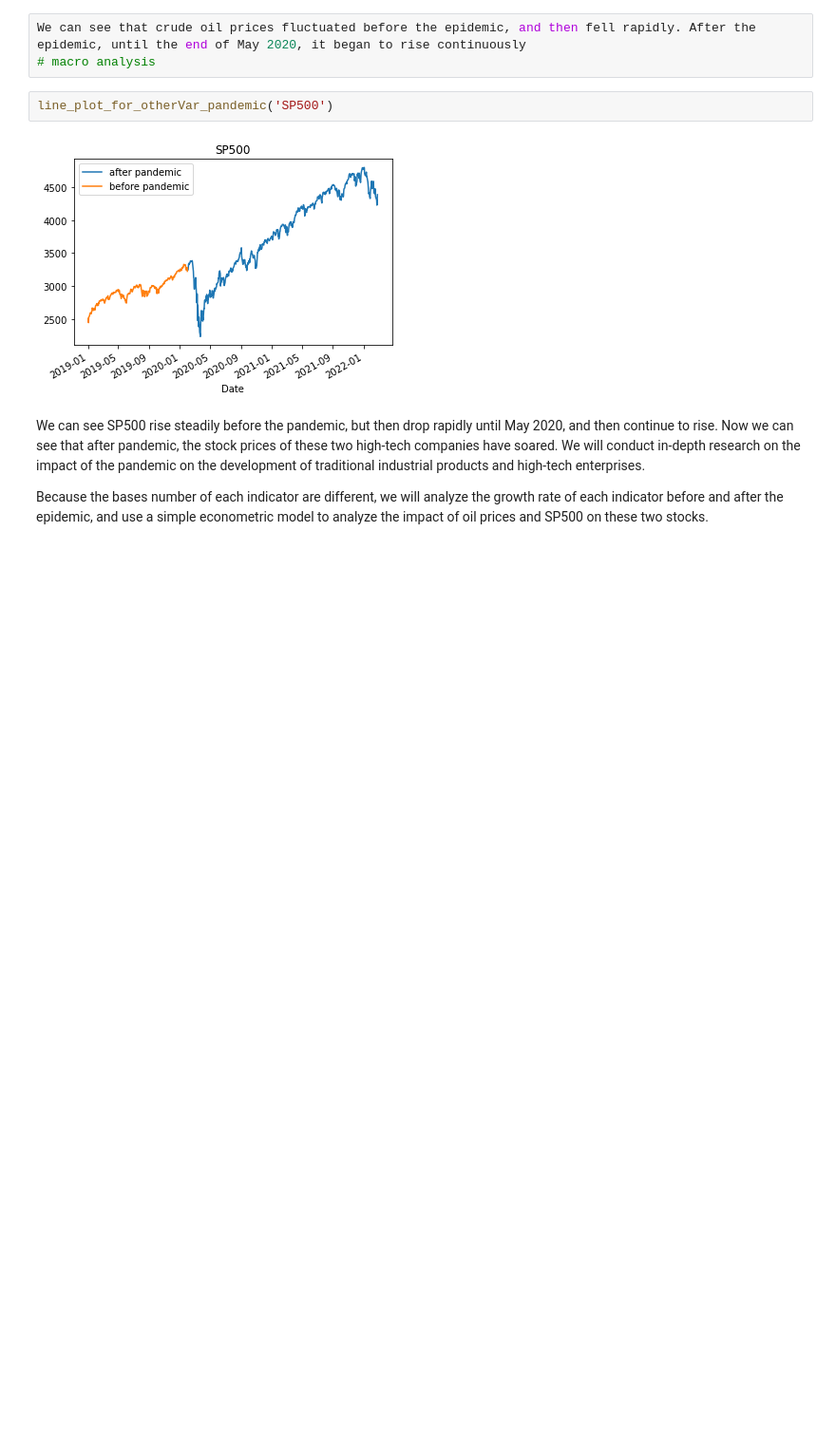
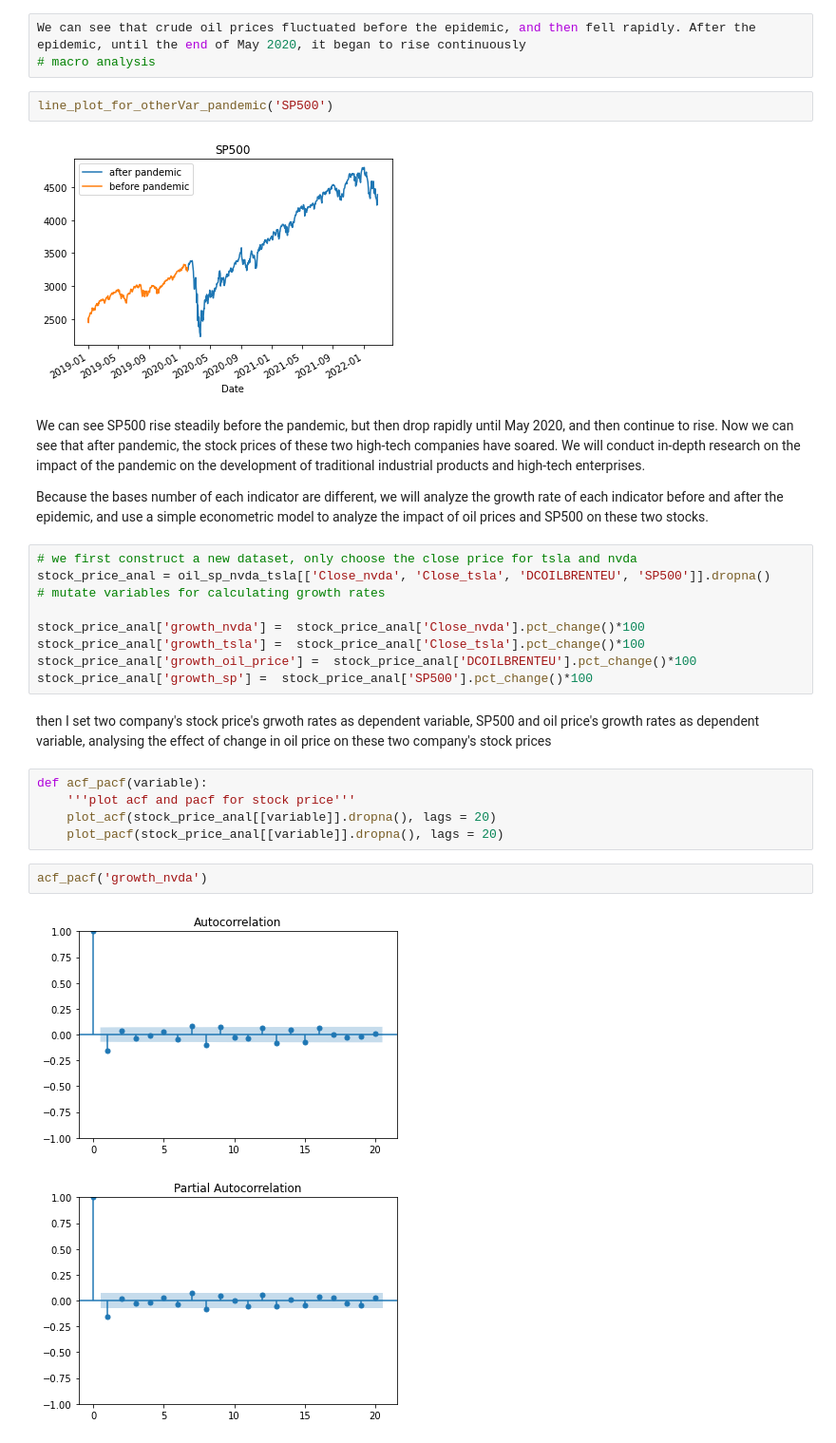
Before and after one commit to Abdulah94/Financial-Analysis-and-Trading-Strategies, a Jupyter notebook: code/jubyter-notebook.ipynb, the cells around one changed output. Shown at 95% size. Drawn from its saved outputs; the diff is of its cells as text; blank space fills up the shorter version.

Commit message:
some time series analysis, unit root, cointegration

```diff
--- a/code/jubyter-notebook.ipynb
+++ b/code/jubyter-notebook.ipynb
@@ -98,3 +98,24 @@ line_plot_for_otherVar_pandemic('SP500')
 We can see SP500 rise steadily before the pandemic, but then drop rapidly until May 2020, and then continue to rise. Now we can see that after pandemic, the stock prices of these two high-tech companies have soared. We will conduct in-depth research on the impact of the pandemic on the development of traditional industrial products and high-tech enterprises.
 
 Because the bases number of each indicator are different, we will analyze the growth rate of each indicator before and after the epidemic, and use a simple econometric model to analyze the impact of oil prices and SP500 on these two stocks.
+# %%
+# we first construct a new dataset, only choose the close price for tsla and nvda
+stock_price_anal = oil_sp_nvda_tsla[['Close_nvda', 'Close_tsla', 'DCOILBRENTEU', 'SP500']].dropna()
+# mutate variables for calculating growth rates
+
+stock_price_anal['growth_nvda'] =  stock_price_anal['Close_nvda'].pct_change()*100
+stock_price_anal['growth_tsla'] =  stock_price_anal['Close_tsla'].pct_change()*100
+stock_price_anal['growth_oil_price'] =  stock_price_anal['DCOILBRENTEU'].pct_change()*100
+stock_price_anal['growth_sp'] =  stock_price_anal['SP500'].pct_change()*100
+# %% [markdown]
+then I set two company's stock price's grwoth rates as  dependent variable, SP500 and oil price's growth rates as dependent variable, analysing the effect of change in oil price on these two company's stock prices
+# %%
+def acf_pacf(variable):
+    '''plot acf and pacf for stock price'''
+    plot_acf(stock_price_anal[[variable]].dropna(), lags = 20)
+    plot_pacf(stock_price_anal[[variable]].dropna(), lags = 20)
+# %%
+acf_pacf('growth_nvda')
+# %% [output]
+[figure, added]
+[figure, added]
```
Also changed, not shown: parts of 15 cells of this notebook.
